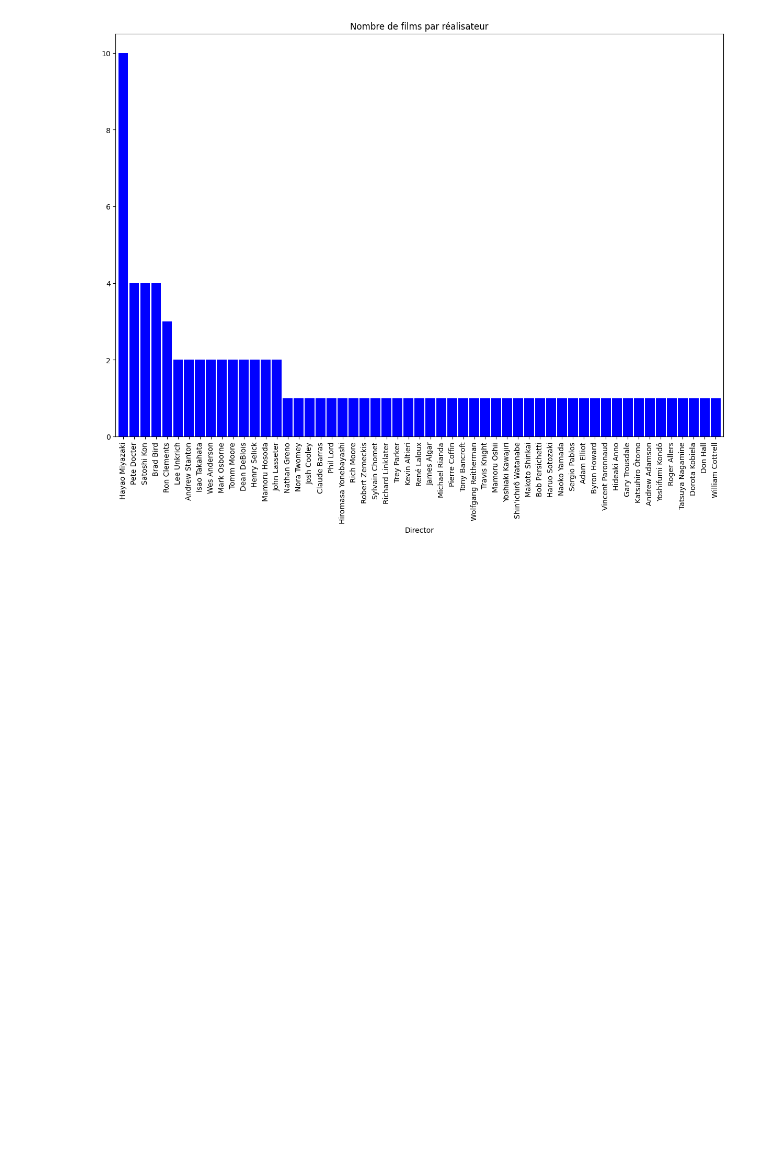
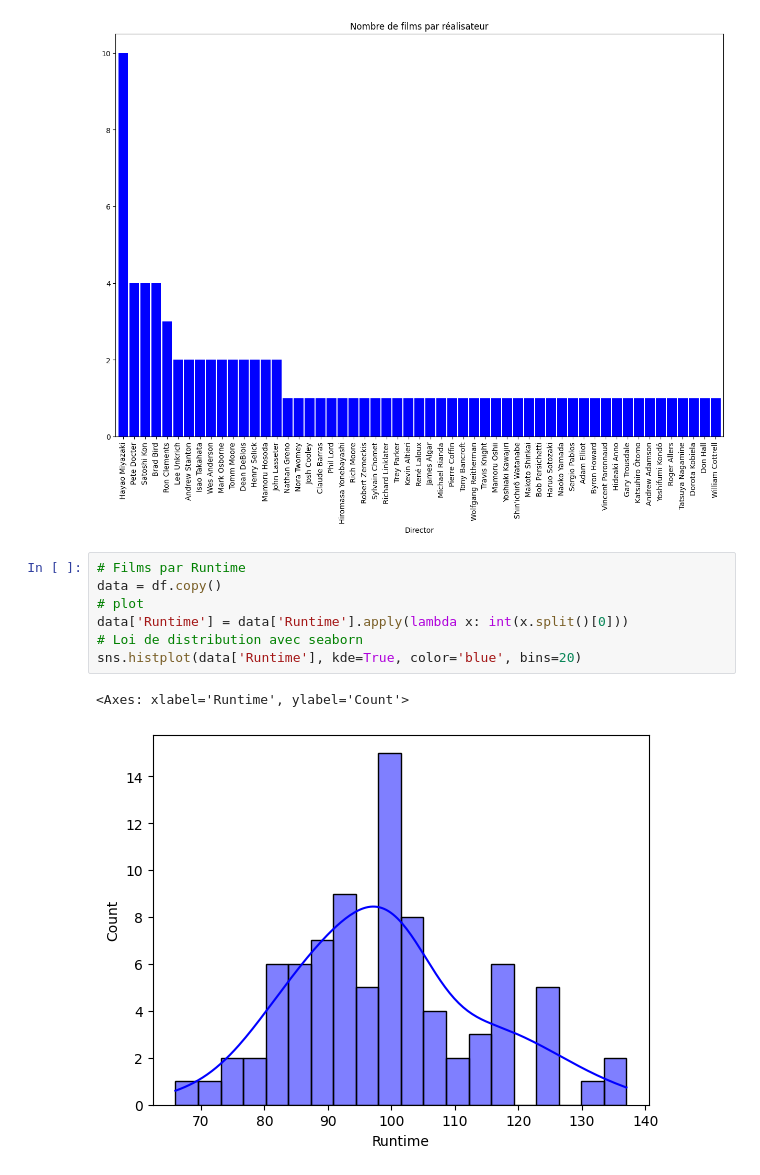
Before and after one commit to UrbsKali/ESILV_Stats, a Jupyter notebook: main.ipynb, the cells around one changed output. Cells and saved outputs as stored; diff of their text form; blank space fills up the shorter version.

```diff
--- a/main.ipynb
+++ b/main.ipynb
@@ -62,6 +63,16 @@ Brad Bird          4
 Ron Clements       3
 Name: count, dtype: int64
 [figure]
+# %%
+# Films par Runtime
+data = df.copy()
+# plot
+data['Runtime'] = data['Runtime'].apply(lambda x: int(x.split()[0]))
+# Loi de distribution avec seaborn
+sns.histplot(data['Runtime'], kde=True, color='blue', bins=20)
+# %% [output]
+<Axes: xlabel='Runtime', ylabel='Count'>
+[figure, added]
 # %%
 # Lien entre le Runtime et le Rating
 data = df.copy()
```
Also changed, not shown: parts of 9 cells of this notebook.
